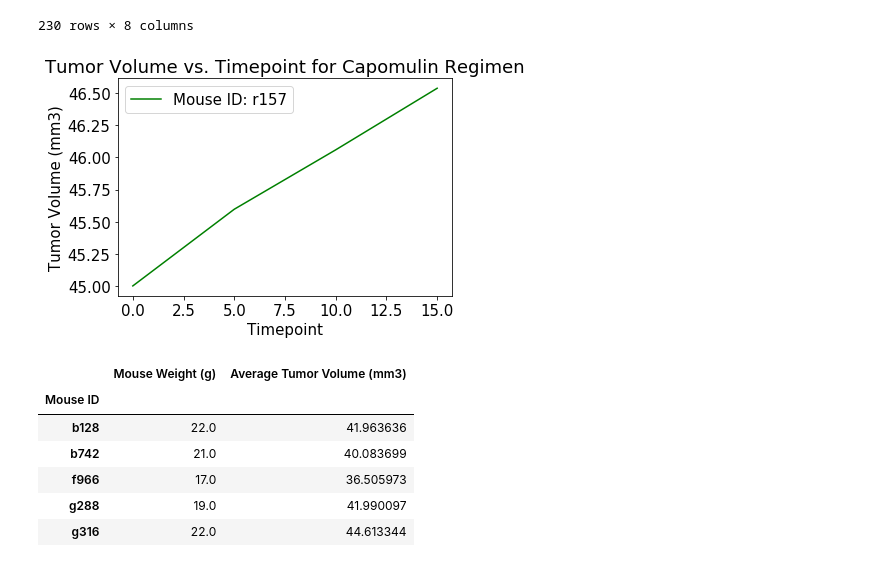
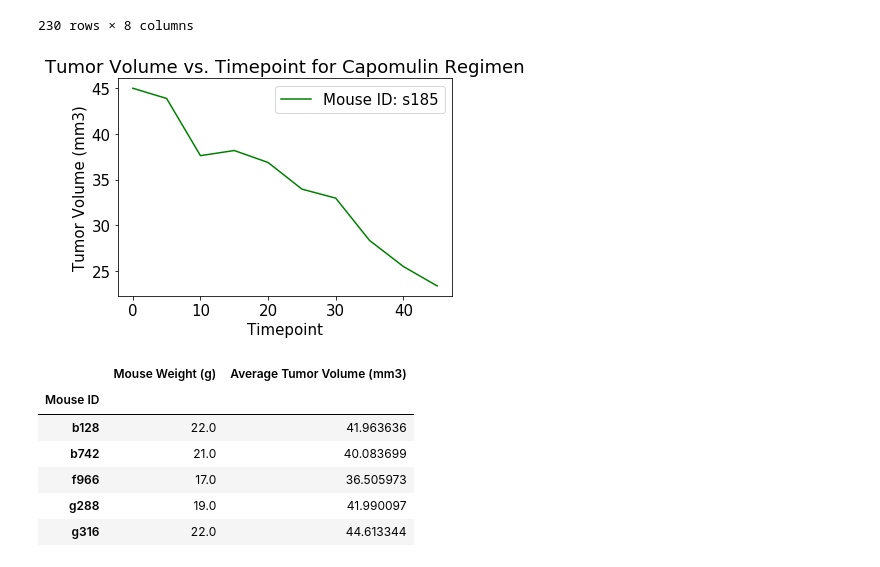
Before and after one commit to aburstyn9068/matplotlib-challenge, a Jupyter notebook: pymaceuticals_starter.ipynb, the cells around one changed output. Saved outputs shown, nothing was run; the diff lists cells and outputs as text; code cells hidden in the pictures.

```diff
--- a/pymaceuticals_starter.ipynb
+++ b/pymaceuticals_starter.ipynb
@@ -431,18 +437,18 @@ capDF
 230 rows × 8 columns
 # %%
 # Generate a line plot of tumor volume vs. time point for a mouse treated with Capomulin
-mouse = "r157"
+mouse = "s185"
 capMouse = capDF.loc[capDF["Mouse ID"]==mouse]
 capMouse = capMouse[["Timepoint", "Tumor Volume (mm3)"]]
 capMouse = capMouse.set_index("Timepoint")
 capMouse.plot(kind="line", color="g")
 plt.title("Tumor Volume vs. Timepoint for Capomulin Regimen")
 plt.ylabel("Tumor Volume (mm3)")
 legendString = "Mouse ID: " + mouse
 plt.legend([legendString])
 plt.show()
 # %% [output]
-[figure, old version]
+[figure, new version]
 # %%
 # Create a data frame of average tumor volume and mouse weight for the Capomulin regimen treated mice
 tumVolWeight = capDF.groupby("Mouse ID").mean()
```
Also changed, not shown: parts of 2 cells of this notebook.
